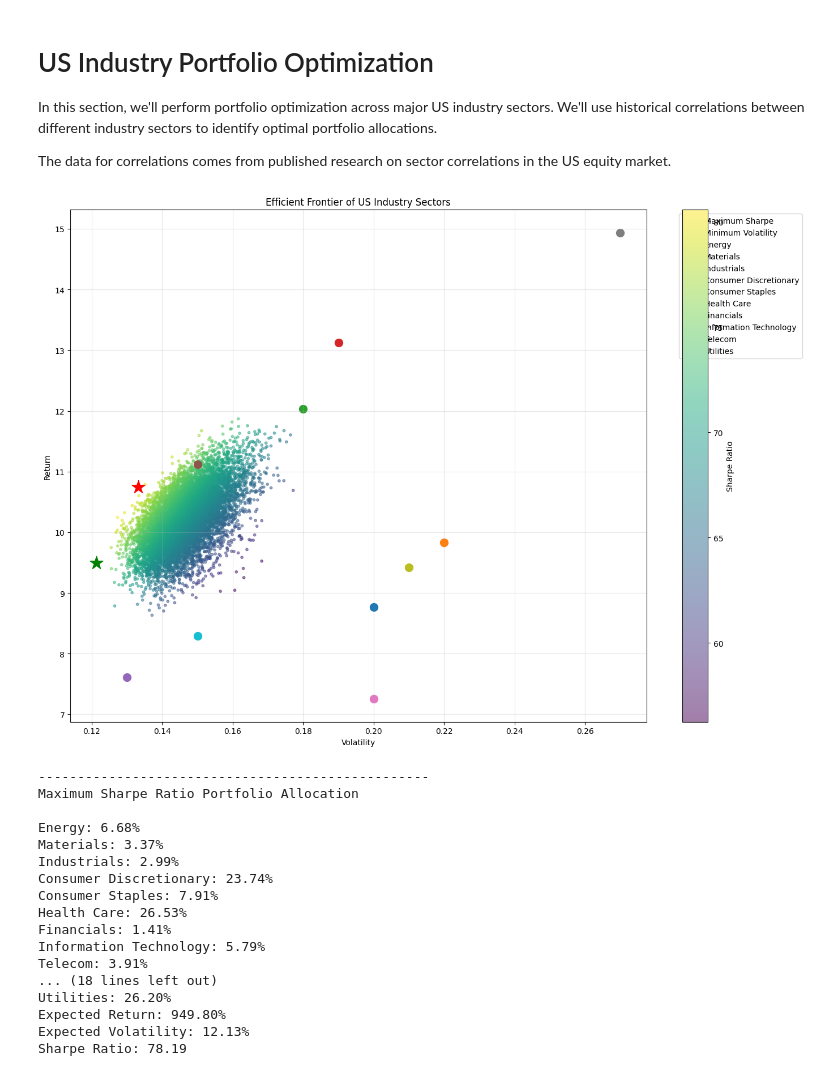
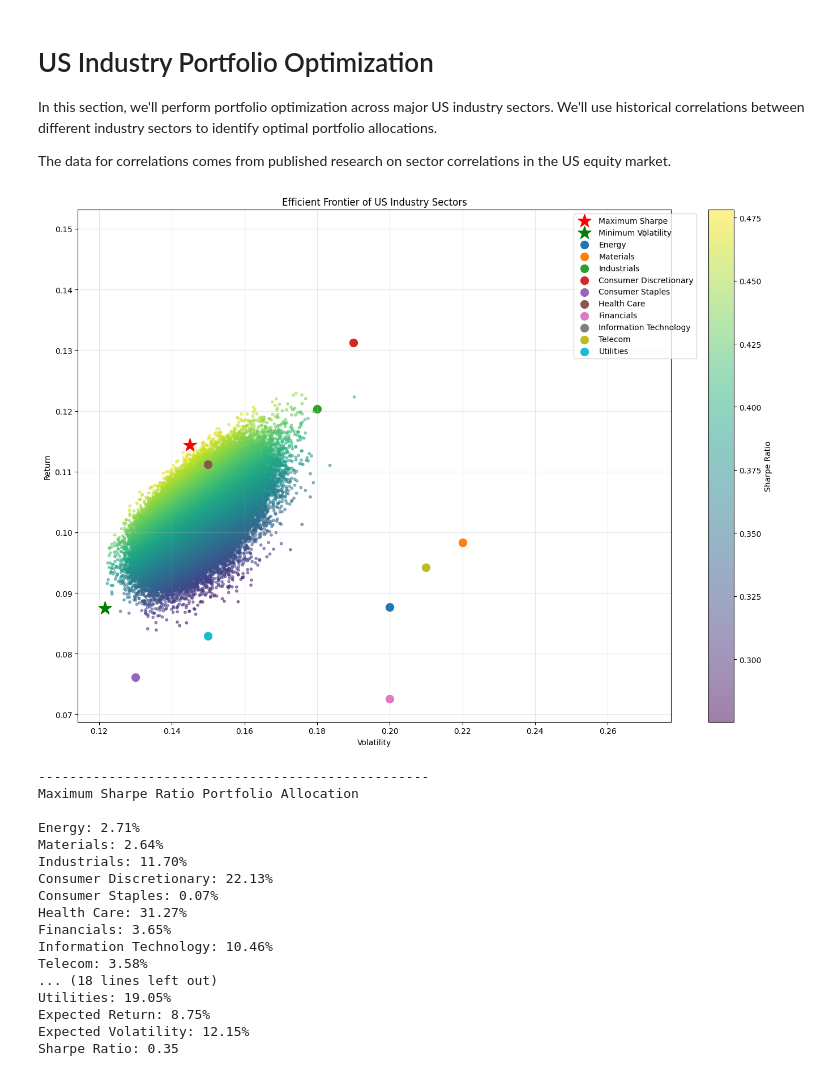
Before and after one commit to howesrichard/FM_portfolio_optimisation, a Jupyter notebook: Portfolio Theory.ipynb, the cells around one changed output. Saved outputs shown, nothing was run; the diff lists cells and outputs as text; code cells hidden in the pictures.

```diff
--- a/Portfolio Theory.ipynb
+++ b/Portfolio Theory.ipynb
@@ -409,16 +409,16 @@ sectors = [
 
 # Expected returns (historical averages)
 sector_returns = np.array([
-    8.77,  # Energy
-    9.83,  # Materials
-    12.03, # Industrials
-    13.12, # Consumer Discretionary
-    7.61,  # Consumer Staples
-    11.12, # Health Care
-    7.26,  # Financials
-    14.93, # Information Technology
-    9.42,  # Telecom
-    8.29   # Utilities
+    0.0877,  # Energy
+    0.0983,  # Materials
+    0.1203, # Industrials
+    0.1312, # Consumer Discretionary
+    0.0761,  # Consumer Staples
+    0.1112, # Health Care
+    0.0726,  # Financials
+    0.1493, # Information Technology
+    0.0942,  # Telecom
+    0.0829   # Utilities
 ])
 
 
@@ -454,7 +454,7 @@ sector_corr = np.array([
 sector_cov = create_covariance_matrix(sector_volatilities, sector_corr)
 
 # Function to plot efficient frontier for multi-asset portfolio
-def plot_multi_asset_frontier(returns, cov_matrix, assets_names, num_portfolios=10000, risk_free_rate=0.01):
+def plot_multi_asset_frontier(returns, cov_matrix, assets_names, num_portfolios=100_000, risk_free_rate=0.045):
     """
     Plot an efficient frontier for a multi-asset portfolio.
 
@@ -465,6 +465,7 @@ def plot_multi_asset_frontier(returns, cov_matrix, assets_names, num_portfolios=
     - num_portfolios: Number of random portfolios to generate
     - risk_free_rate: Risk-free rate for Sharpe ratio calculation
     """
+
     # Generate random portfolios
     all_weights = np.zeros((num_portfolios, len(returns)))
     ret_arr = np.zeros(num_portfolios)
@@ -512,49 +513,49 @@ def plot_multi_asset_frontier(returns, cov_matrix, assets_names, num_portfolios=
         plt.scatter(sector_volatilities[i], returns[i], marker='o', s=100, label=asset)
 
     plt.title('Efficient Frontier of US Industry Sectors')
     plt.xlabel('Volatility')
     plt.ylabel('Return')
-    plt.legend(bbox_to_anchor=(1.05, 1), loc='upper left')
+    plt.legend(bbox_to_anchor=(1.05, 1), loc='upper right')
     plt.tight_layout()
     plt.grid(True, alpha=0.3)
     plt.show()
 
     # Print allocation details
     print("-"*50)
     print("Maximum Sharpe Ratio Portfolio Allocation\n")
     for i, asset in enumerate(assets_names):
         print(f"{asset}: {max_sharpe_allocation[i]:.2%}")
     print(f"Expected Return: {max_sharpe_return:.2%}")
     print(f"Expected Volatility: {max_sharpe_vol:.2%}")
     print(f"Sharpe Ratio: {sharpe_arr[max_sharpe_idx]:.2f}")
 
     print("\n")
     print("-"*50)
     print("Minimum Volatility Portfolio Allocation\n")
     for i, asset in enumerate(assets_names):
         print(f"{asset}: {min_vol_allocation[i]:.2%}")
     print(f"Expected Return: {min_vol_return:.2%}")
     print(f"Expected Volatility: {min_vol_vol:.2%}")
     print(f"Sharpe Ratio: {sharpe_arr[min_vol_idx]:.2f}")
 
 # Plot efficient frontier for US sectors
 plot_multi_asset_frontier(sector_returns, sector_cov, sectors)
 # %% [output]
-[figure, old version]
+[figure, new version]
 --------------------------------------------------
 Maximum Sharpe Ratio Portfolio Allocation
 
-Energy: 6.68%
-Materials: 3.37%
-Industrials: 2.99%
-Consumer Discretionary: 23.74%
-Consumer Staples: 7.91%
-Health Care: 26.53%
-Financials: 1.41%
-Information Technology: 5.79%
-Telecom: 3.91%
+Energy: 2.71%
+Materials: 2.64%
+Industrials: 11.70%
+Consumer Discretionary: 22.13%
+Consumer Staples: 0.07%
+Health Care: 31.27%
+Financials: 3.65%
+Information Technology: 10.46%
+Telecom: 3.58%
 ... (18 lines left out)
-Utilities: 26.20%
-Expected Return: 949.80%
-Expected Volatility: 12.13%
-Sharpe Ratio: 78.19
+Utilities: 19.05%
+Expected Return: 8.75%
+Expected Volatility: 12.15%
+Sharpe Ratio: 0.35
```
Also changed, not shown: parts of 5 cells of this notebook.
